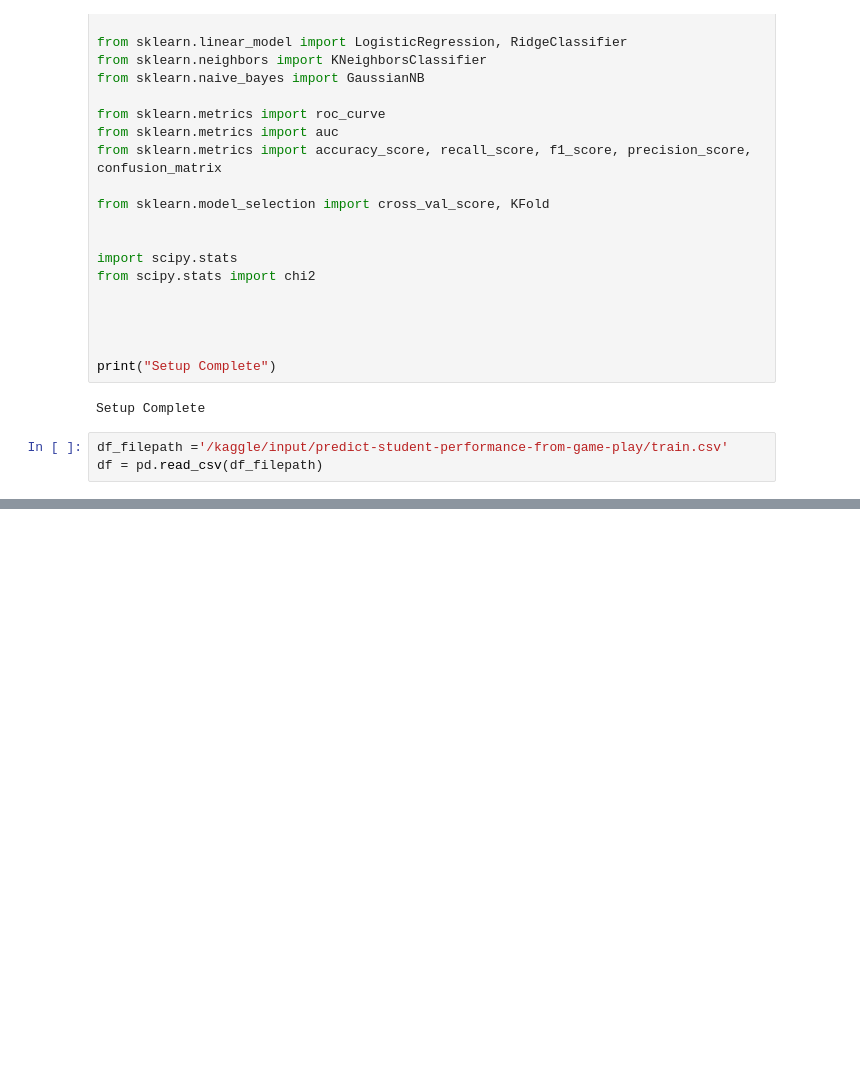
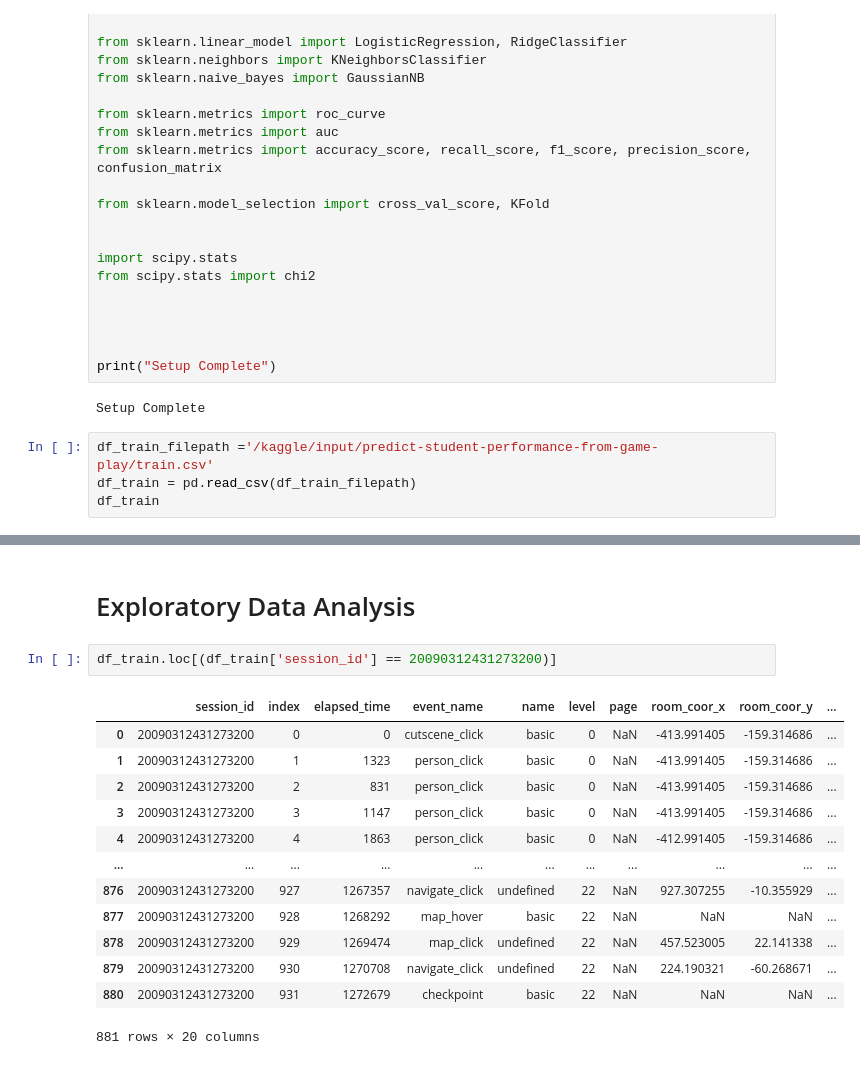
Before and after one commit to sjaureguimodo/kaggle-notebooks, a Jupyter notebook: predict-student-performance-from-game-play.ipynb, the cells around one changed output, grey strips where cells are left out. Cells and saved outputs as stored; diff of their text form; blank space fills up the shorter version.

Commit message:
Kaggle Notebook | Predict Student Performance from Game Play | Version 2

```diff
--- a/predict-student-performance-from-game-play.ipynb
+++ b/predict-student-performance-from-game-play.ipynb
@@ -41,5 +45,6 @@ print("Setup Complete")
 # %% [output]
 Setup Complete
 # %%
-df_filepath ='/kaggle/input/predict-student-performance-from-game-play/train.csv'
-df = pd.read_csv(df_filepath)
+df_train_filepath ='/kaggle/input/predict-student-performance-from-game-play/train.csv'
+df_train = pd.read_csv(df_train_filepath)
+df_train
@@ -61,0 +83,18 @@ df
+# %% [markdown]
+# Exploratory Data Analysis
+# %%
+df_train.loc[(df_train['session_id'] == 20090312431273200)]
+# %% [output]
+|  | session_id | index | elapsed_time | event_name | name | level | page | room_coor_x | room_coor_y | ... |
+| 0 | 20090312431273200 | 0 | 0 | cutscene_click | basic | 0 | NaN | -413.991405 | -159.314686 | ... |
+| 1 | 20090312431273200 | 1 | 1323 | person_click | basic | 0 | NaN | -413.991405 | -159.314686 | ... |
+| 2 | 20090312431273200 | 2 | 831 | person_click | basic | 0 | NaN | -413.991405 | -159.314686 | ... |
+| 3 | 20090312431273200 | 3 | 1147 | person_click | basic | 0 | NaN | -413.991405 | -159.314686 | ... |
+| 4 | 20090312431273200 | 4 | 1863 | person_click | basic | 0 | NaN | -412.991405 | -159.314686 | ... |
+| ... | ... | ... | ... | ... | ... | ... | ... | ... | ... | ... |
+| 876 | 20090312431273200 | 927 | 1267357 | navigate_click | undefined | 22 | NaN | 927.307255 | -10.355929 | ... |
+| 877 | 20090312431273200 | 928 | 1268292 | map_hover | basic | 22 | NaN | NaN | NaN | ... |
+| 878 | 20090312431273200 | 929 | 1269474 | map_click | undefined | 22 | NaN | 457.523005 | 22.141338 | ... |
+| 879 | 20090312431273200 | 930 | 1270708 | navigate_click | undefined | 22 | NaN | 224.190321 | -60.268671 | ... |
+| 880 | 20090312431273200 | 931 | 1272679 | checkpoint | basic | 22 | NaN | NaN | NaN | ... |
+881 rows × 20 columns
```
Also changed, not shown: parts of 5 cells of this notebook.
